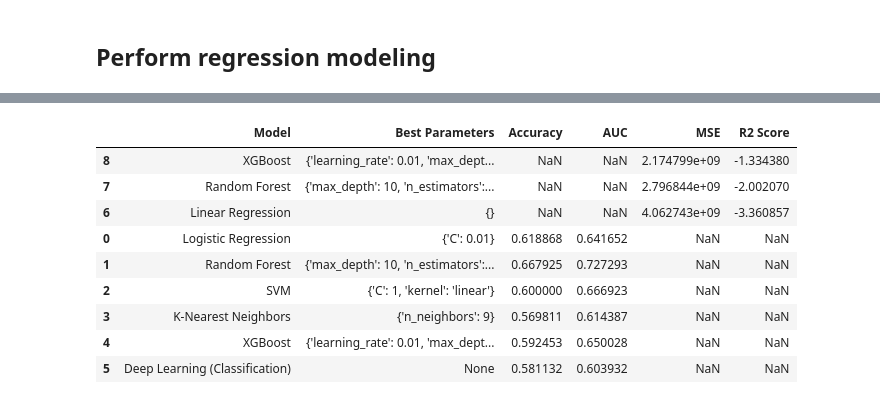
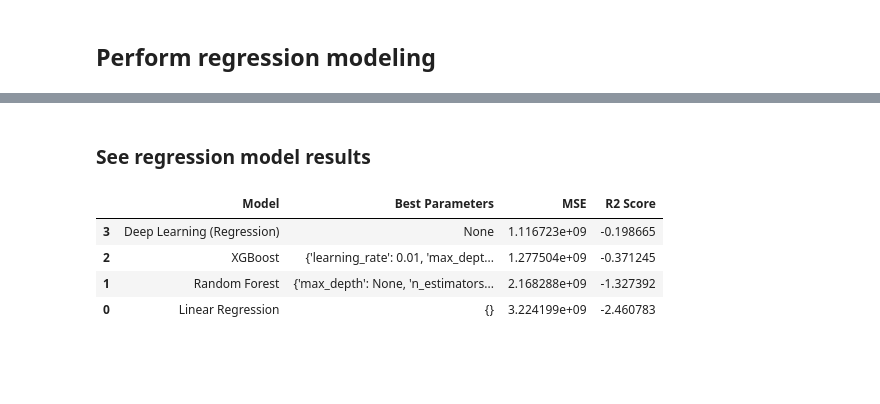
Before and after one commit to priscillaoclark/15.071-The-Analytics-Edge, a Jupyter notebook: analysis_v2.ipynb, the cells around one changed output, grey strips where cells are left out. Cells and saved outputs as stored; diff of their text form; code cells hidden in the pictures; blank space fills up the shorter version.

```diff
--- a/analysis_v2.ipynb
+++ b/analysis_v2.ipynb
@@ -547,10 +775,10 @@ param_grid_reg = {
 logger.info("\nRegression Results with Hyperparameter Tuning:")
 for name, model in regressors.items():
     logger.info(f"Training {name}...")
-    grid_search = GridSearchCV(estimator=model, param_grid=param_grid_reg[name], scoring='r2', cv=5)
-    grid_search.fit(X_train_reg, y_train_reg)
+    grid_search = GridSearchCV(estimator=model, param_grid=param_grid_reg[name], scoring='r2', cv=5, n_jobs=-1)
+    grid_search.fit(X_train, y_train_reg)
     best_model = grid_search.best_estimator_
-    y_pred_reg = best_model.predict(X_test_reg)
+    y_pred_reg = best_model.predict(X_test)
 
     # Calculate metrics
     mse = mean_squared_error(y_test_reg, y_pred_reg)
@@ -559,12 +787,10 @@ for name, model in regressors.items():
     auc = None       # Not applicable for regression
 
     # Store metrics in the table
-    metrics_table['Model'].append(name)
-    metrics_table['Best Parameters'].append(grid_search.best_params_)
-    metrics_table['Accuracy'].append(accuracy)
-    metrics_table['AUC'].append(auc)
-    metrics_table['MSE'].append(mse)
-    metrics_table['R2 Score'].append(r2)
+    metrics_table_reg['Model'].append(name)
+    metrics_table_reg['Best Parameters'].append(grid_search.best_params_)
+    metrics_table_reg['MSE'].append(mse)
+    metrics_table_reg['R2 Score'].append(r2)
 
     logger.info(f"Completed {name}. Best Parameters: {grid_search.best_params_}, MSE: {mse}, R2: {r2}")
 # %% [output]
@@ -578,0 +854,13 @@ INFO:__main__:Completed XGBoost. Best Parameters: {'learning_rate': 0.01, 'max_d
+# %%
+# fit the model
+lr = ReduceLROnPlateau(patience=1, verbose=True)
+es = EarlyStopping(patience=2, verbose=True)
+
+model.fit(
+    X_train_reg,
+    y_train_reg,
+    epochs=300,
+    batch_size=512,
+    validation_data=(X_test_reg, y_test_reg),
+    callbacks=[lr, es]
+)
@@ -578,0 +886,13 @@ INFO:__main__:Completed XGBoost. Best Parameters: {'learning_rate': 0.01, 'max_d
+# %%
+# Evaluate the model on the test data
+y_pred_reg_dl = model.predict(X_test_reg).flatten()  # Make predictions and flatten the output
+mse = mean_squared_error(y_test_reg, y_pred_reg_dl)  # Calculate mean squared error
+r2 = r2_score(y_test_reg, y_pred_reg_dl)  # Calculate R2 score
+accuracy = None  # Not applicable for regression
+auc = None       # Not applicable for regression
+
+# Store deep learning regression metrics in the table
+metrics_table_reg['Model'].append("Deep Learning (Regression)")
+metrics_table_reg['Best Parameters'].append(None)  # No hyperparameters to report
+metrics_table_reg['MSE'].append(mse)
+metrics_table_reg['R2 Score'].append(r2)
@@ -579,15 +901,12 @@ INFO:__main__:Completed XGBoost. Best Parameters: {'learning_rate': 0.01, 'max_d
+# %% [markdown]
+### See regression model results
 # %%
 pd.DataFrame(metrics_table)
-metrics_table_sorted = pd.DataFrame(metrics_table).sort_values(by='R2 Score', ascending=False)
+metrics_table_sorted = pd.DataFrame(metrics_table_reg).sort_values(by='R2 Score', ascending=False)
 metrics_table_sorted
 # %% [output]
-|  | Model | Best Parameters | Accuracy | AUC | MSE | R2 Score |
-| 8 | XGBoost | {'learning_rate': 0.01, 'max_dept... | NaN | NaN | 2.174799e+09 | -1.334380 |
-| 7 | Random Forest | {'max_depth': 10, 'n_estimators':... | NaN | NaN | 2.796844e+09 | -2.002070 |
-| 6 | Linear Regression | {} | NaN | NaN | 4.062743e+09 | -3.360857 |
-| 0 | Logistic Regression | {'C': 0.01} | 0.618868 | 0.641652 | NaN | NaN |
-| 1 | Random Forest | {'max_depth': 10, 'n_estimators':... | 0.667925 | 0.727293 | NaN | NaN |
-| 2 | SVM | {'C': 1, 'kernel': 'linear'} | 0.600000 | 0.666923 | NaN | NaN |
-| 3 | K-Nearest Neighbors | {'n_neighbors': 9} | 0.569811 | 0.614387 | NaN | NaN |
-| 4 | XGBoost | {'learning_rate': 0.01, 'max_dept... | 0.592453 | 0.650028 | NaN | NaN |
-| 5 | Deep Learning (Classification) | None | 0.581132 | 0.603932 | NaN | NaN |
+|  | Model | Best Parameters | MSE | R2 Score |
+| 3 | Deep Learning (Regression) | None | 1.116723e+09 | -0.198665 |
+| 2 | XGBoost | {'learning_rate': 0.01, 'max_dept... | 1.277504e+09 | -0.371245 |
+| 1 | Random Forest | {'max_depth': None, 'n_estimators... | 2.168288e+09 | -1.327392 |
+| 0 | Linear Regression | {} | 3.224199e+09 | -2.460783 |
```
Also changed, not shown: parts of 64 cells of this notebook, 2 other files.
